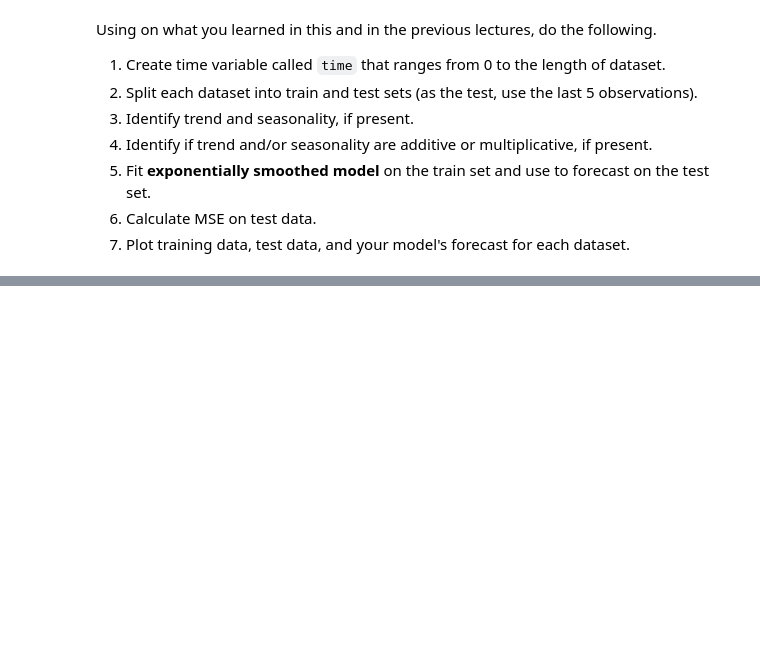
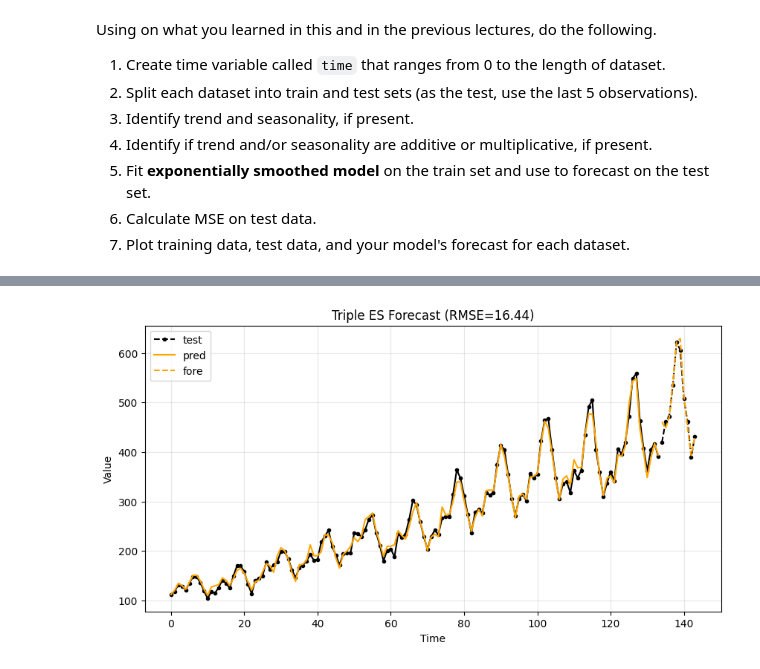
Before and after one commit to nsydn/ise043_tsaf, a Jupyter notebook: ise043_tsaf_2526f_3_smoothing.ipynb, the cells around one changed output, grey strips where cells are left out. Drawn from its saved outputs; the diff is of its cells as text; code cells hidden in the pictures; blank space fills up the shorter version.

```diff
--- a/ise043_tsaf_2526f_3_smoothing.ipynb
+++ b/ise043_tsaf_2526f_3_smoothing.ipynb
@@ -629,3 +629,6 @@ Using on what you learned in this and in the previous lectures, do the following
 5. Fit **exponentially smoothed model** on the train set and use to forecast on the test set.
 6. Calculate MSE on test data.
 7. Plot training data, test data, and your model's forecast for each dataset.
+# %%
+time = np.arange(len(smoothing_ts1))
+time
@@ -632,3 +686,11 @@ Using on what you learned in this and in the previous lectures, do the following
+# %%
+ts_plot(time[:-cut], train_ts1, title="Triple ES Forecast (RMSE=%.2f)" % mse_es3_ts1**0.5)
+plt.plot(time[-cut:], test_ts1, 'k--.', label="test")
+plt.plot(time[:-cut], pred_es3_ts1, color='orange', label="pred")
+plt.plot(time[-cut:], fore_es3_ts1, color='orange', linestyle="--", label="fore")
+plt.legend();
+# %% [output]
+[figure, added]
 # %% [markdown]
 <!-- plt.plot(train1-es3.fittedvalues)
 from statsmodels.tsa.stattools import adfuller
```
Also changed, not shown: parts of 5 cells of this notebook.
